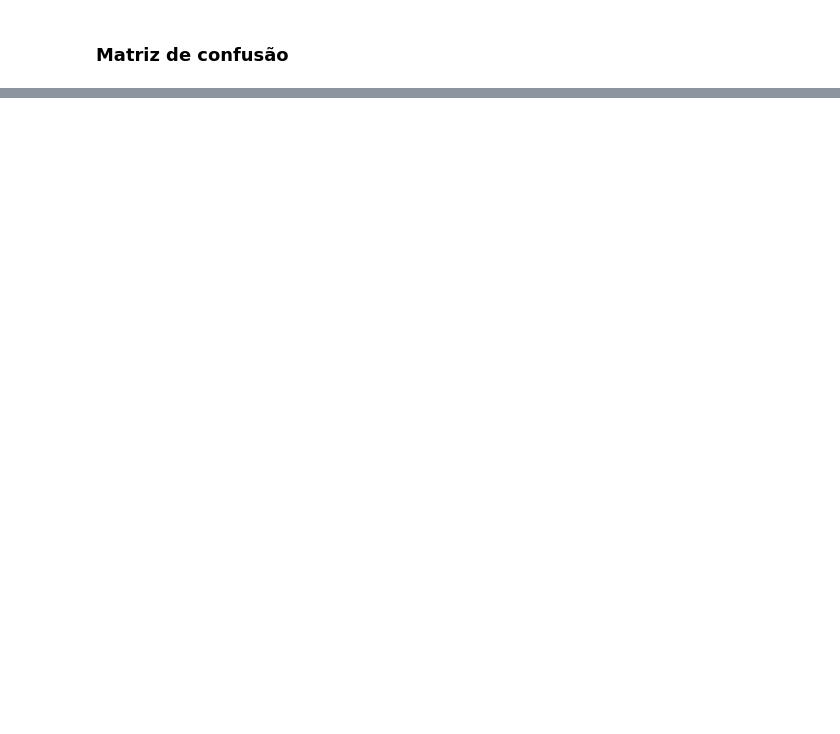
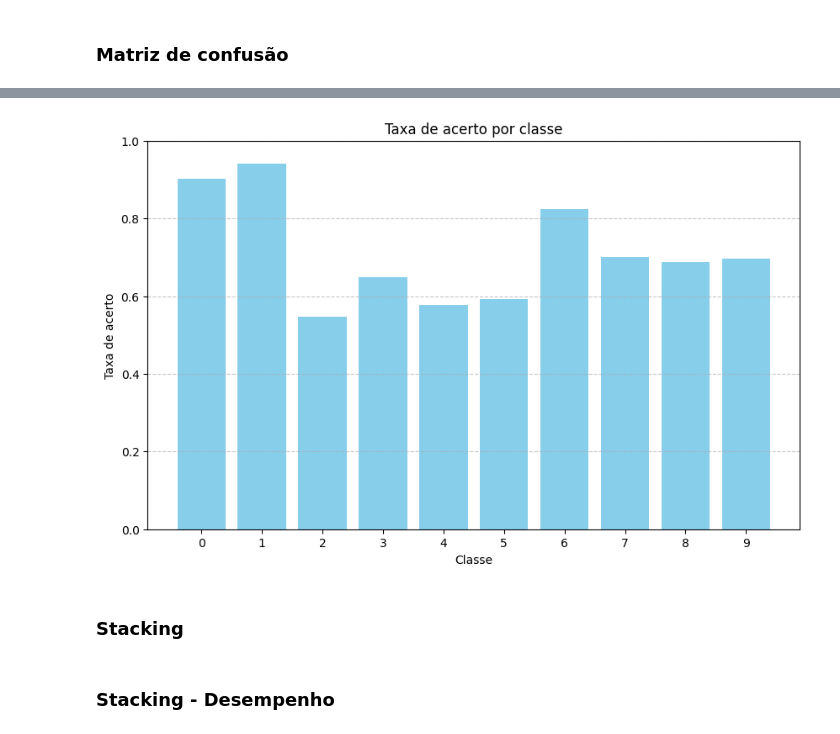
Before and after one commit to lucasmsouza24/artificial-inteligence, a Jupyter notebook: machine-learning/aulas/05-ensemble/main.ipynb, the cells around one changed output, grey strips where cells are left out. Saved outputs shown, nothing was run; the diff lists cells and outputs as text; code cells hidden in the pictures; blank space fills up the shorter version.

```diff
--- a/machine-learning/aulas/05-ensemble/main.ipynb
+++ b/machine-learning/aulas/05-ensemble/main.ipynb
@@ -86,0 +186,9 @@ print(tree_rules)
+# %%
+# Criar um modelo AdaBoost
+adaboost_classifier = AdaBoostClassifier(n_estimators=50, random_state=42)
+
+# Treinar o modelo
+adaboost_classifier.fit(x_train, y_train)
+
+# Fazer previsões
+y_pred_adaboost = adaboost_classifier.predict(x_test)
@@ -86,0 +224,21 @@ print(tree_rules)
+# %%
+# Calcular a matriz de confusão
+conf_matrix_adaboost = confusion_matrix(y_test, y_pred_adaboost)
+
+# Calcular as taxas de acerto de cada classe
+class_accuracy_adaboost = conf_matrix_adaboost.diagonal() / conf_matrix_adaboost.sum(axis=1)
+
+# Plotar o gráfico de barras
+plt.figure(figsize=(10, 6))
+plt.bar(np.arange(10), class_accuracy_adaboost, color='skyblue')
+plt.title('Taxa de acerto por classe')
+plt.xlabel('Classe')
+plt.ylabel('Taxa de acerto')
+plt.xticks(np.arange(10), np.arange(10))
+plt.ylim(0, 1)  # Define o limite y de 0 a 1 para as taxas de acerto
+plt.grid(axis='y', linestyle='--', alpha=0.7)
+plt.show()
+# %% [output]
+[figure, added]
+# %% [markdown]
+### Stacking
@@ -86,0 +263,2 @@ print(tree_rules)
+# %% [markdown]
+### Stacking - Desempenho
```
Also changed, not shown: parts of 25 cells of this notebook.
